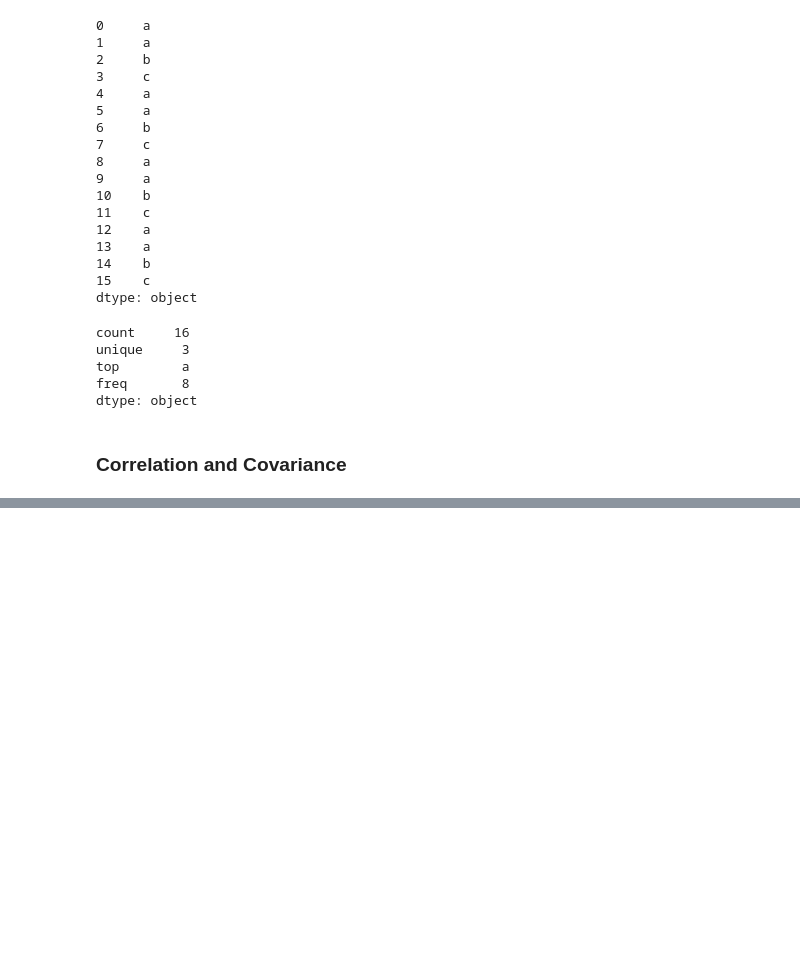
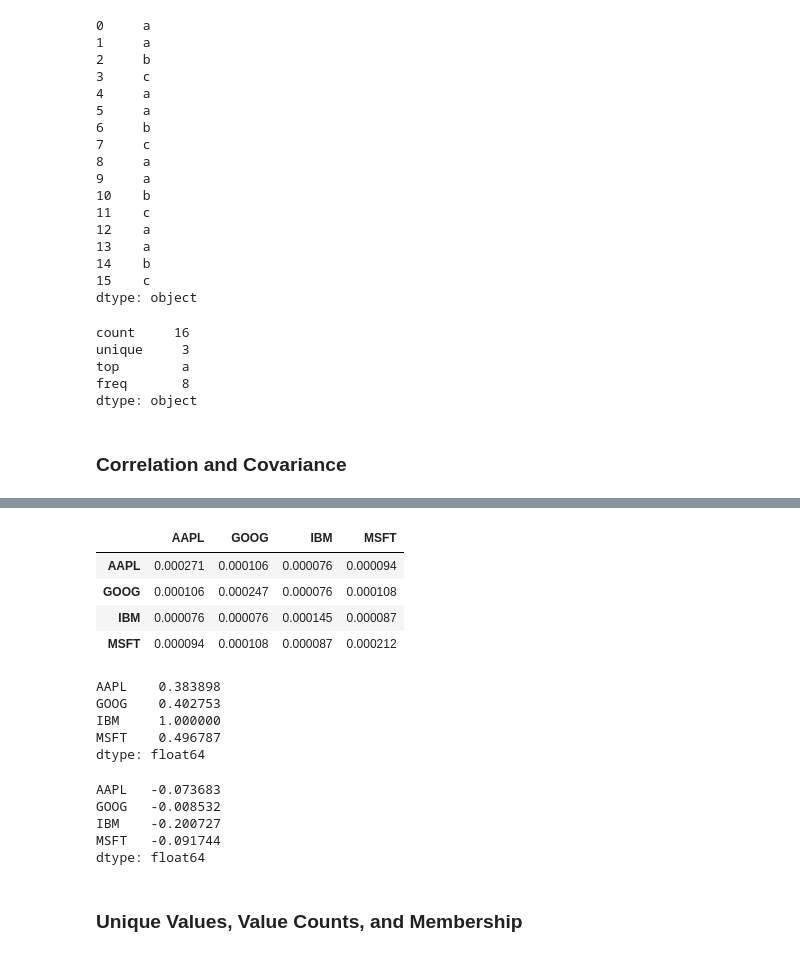
Before and after one commit to whatalnk/python-for-data-analysis, a Jupyter notebook: chap05.ipynb, the cells around one changed output, grey strips where cells are left out. Drawn from its saved outputs; the diff is of its cells as text; code cells hidden in the pictures; blank space fills up the shorter version.

```diff
--- a/chap05.ipynb
+++ b/chap05.ipynb
@@ -1260,0 +1333,26 @@ dtype: object
+# %%
+returns.cov()
+# %% [output]
+|  | AAPL | GOOG | IBM | MSFT |
+| AAPL | 0.000271 | 0.000106 | 0.000076 | 0.000094 |
+| GOOG | 0.000106 | 0.000247 | 0.000076 | 0.000108 |
+| IBM | 0.000076 | 0.000076 | 0.000145 | 0.000087 |
+| MSFT | 0.000094 | 0.000108 | 0.000087 | 0.000212 |
+# %%
+returns.corrwith(returns.IBM)
+# %% [output]
+AAPL    0.383898
+GOOG    0.402753
+IBM     1.000000
+MSFT    0.496787
+dtype: float64
+# %%
+returns.corrwith(volume)
+# %% [output]
+AAPL   -0.073683
+GOOG   -0.008532
+IBM    -0.200727
+MSFT   -0.091744
+dtype: float64
+# %% [markdown]
+### Unique Values, Value Counts, and Membership
```
Also changed, not shown: parts of 16 cells of this notebook, 2 other files.
